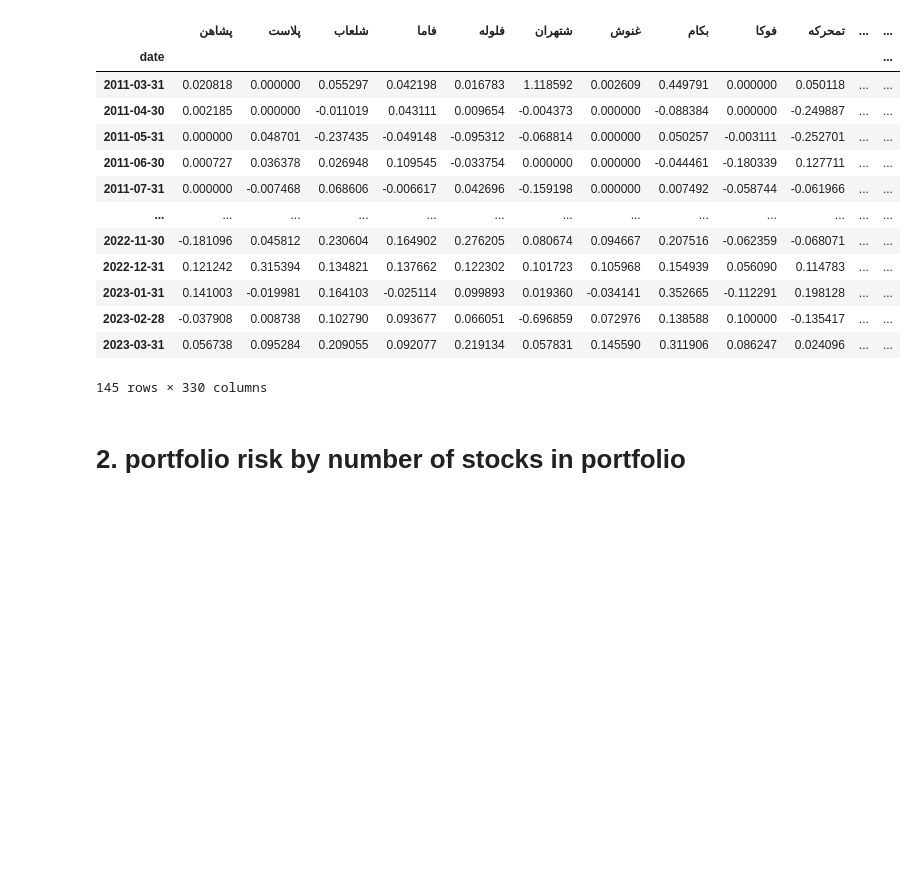
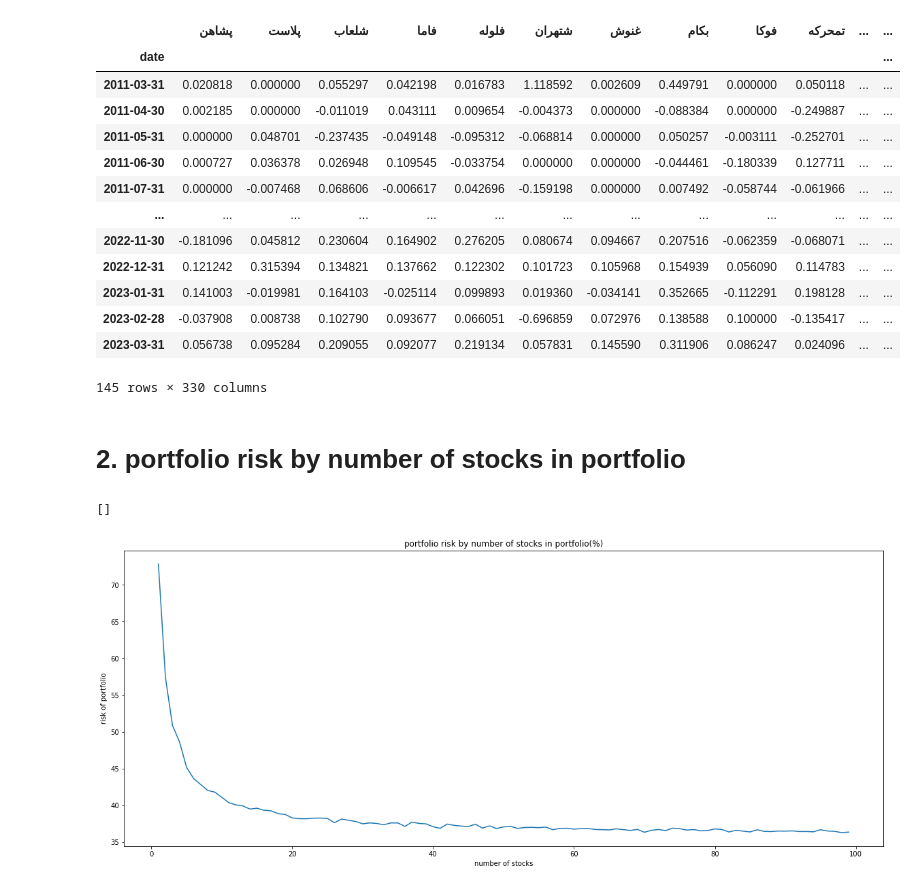
Before and after one commit to HoseinAhmadi97/portfolio_risk_by_diversification, a Jupyter notebook: diversification_effect.ipynb, the cells around one changed output. Saved outputs shown, nothing was run; the diff lists cells and outputs as text; code cells hidden in the pictures; blank space fills up the shorter version.

```diff
--- a/diversification_effect.ipynb
+++ b/diversification_effect.ipynb
@@ -61,4 +62,12 @@ for N in range(1, 100):
     var = sum(var_)/len(var_)
     risk.append(np.sqrt(var) * np.sqrt(12) * 100)
 # %%
-px.line(x = range(1, 100), y = risk, title='portfolio risk by number of stocks in portfolio')
+plt.figure(figsize=(20, 8))
+plt.plot(range(1, 100), risk)
+plt.xlabel('number of stocks')
+plt.ylabel('risk of portfolio(%)')
+plt.title('portfolio risk by number of stocks in portfolio(%)')
+plt.plot()
+# %% [output]
+[]
+[figure, added]
```
Also changed, not shown: parts of 1 cell of this notebook.
